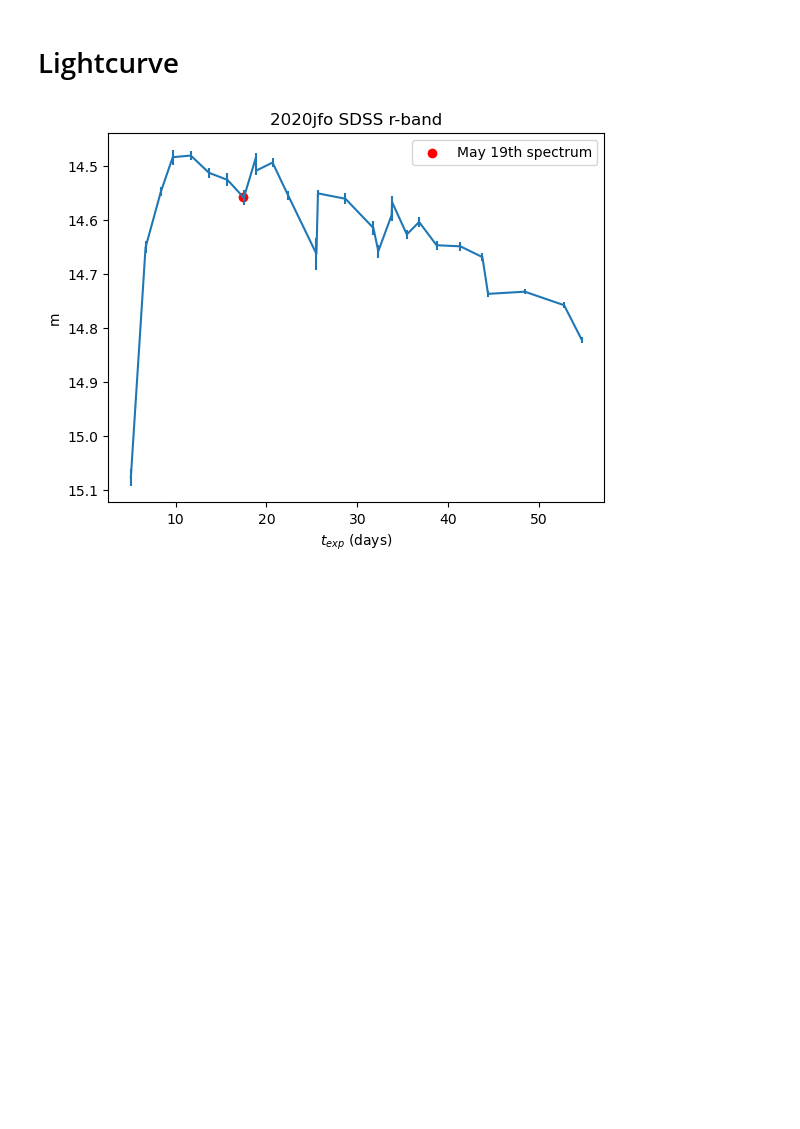
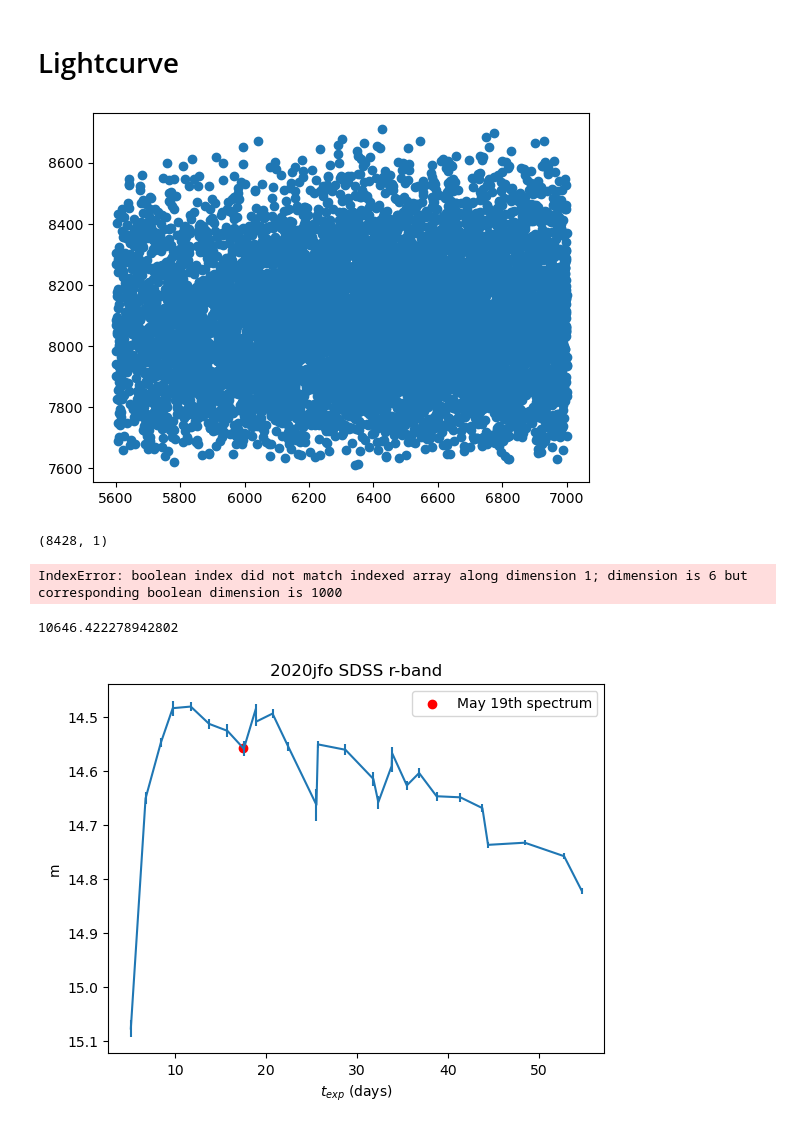
Before and after one commit to MichaelLukaszyk/iip-emulator, a Jupyter notebook: emulator/interpolator/interp.ipynb, the cells around one changed output. Drawn from its saved outputs; the diff is of its cells as text; code cells hidden in the pictures; blank space fills up the shorter version.

```diff
--- a/emulator/interpolator/interp.ipynb
+++ b/emulator/interpolator/interp.ipynb
@@ -435,11 +430,48 @@ data =  {'log_lsun': 8.365776941335021, 't_exp': 16.82086066416072, 'v_start': 6
 # Lightcurve
 # %%
 # Extract the necessary data for the synthetic photometric datapoint
-X = X_mod[3]
-n = X_mod[5]
-t_exp = X_mod[1]
+v_phot = util.calc_v_phot(t_exp=X[:,1], X=X[:,3], n=X[:,5]).reshape(-1, 1)
+X_mod_0 = dict(zip(param_names, X_mod))
 log_scale = result.x[-1]
 spec_mjd = 58988.502581
+# %%
+plt.figure()
+plt.scatter(X[:,2], v_phot)
+show_active()
+# %% [output]
+[figure, added]
+# %%
+# Build v_start estimator, dependent on only time with all other variables held fixed
+v_start_mlp = MLPRegressor(
+    max_iter=10000, alpha=1e-3, tol=1e-14, learning_rate_init=1e-3, hidden_layer_sizes=(128, 128, 64), early_stopping=False
+)
+
+v_start_model = TransformedTargetRegressor(
+    regressor=Pipeline([
+        ('x_scaler', StandardScaler()),
+        ('mlp', v_start_mlp),
+    ]),
+)
+mask = param_names != 'v_start'
+index = np.where(param_names == 'v_start')[0][0]
+v_start_model.fit(np.hstack((X[:,mask], v_phot)), X[:,index])
+
+def get_v_start(X_mod, t_exp, v_phot):
+    X_eval = X_mod.copy()
+    X_eval[1] = t_exp
+    X_eval = np.hstack((X_eval[mask], v_phot))
+    v_start = v_start_model.predict(X_eval.reshape(1, -1))[0]
+    return v_start
+# %% [output]
+(8428, 1)
+IndexError: boolean index did not match indexed array along dimension 1; dimension is 6 but corresponding boolean dimension is 1000
+# %%
+R_0 = X_mod_0['v_start'] * X_mod_0['t_exp']
+t_exp = X_mod_0['t_exp'] - 1
+v_start = get_v_start(X_mod, t_exp, R_0 / t_exp)
+print(v_start)
+# %% [output]
+10646.422278942802
 # %%
 # Get observational data
 df = pd.read_csv('C:/Users/mikel/Desktop/2020jfo_data.snana.txt', comment='#', sep=r'\s+')
```
Also changed, not shown: parts of 12 cells of this notebook, 9 other files.
